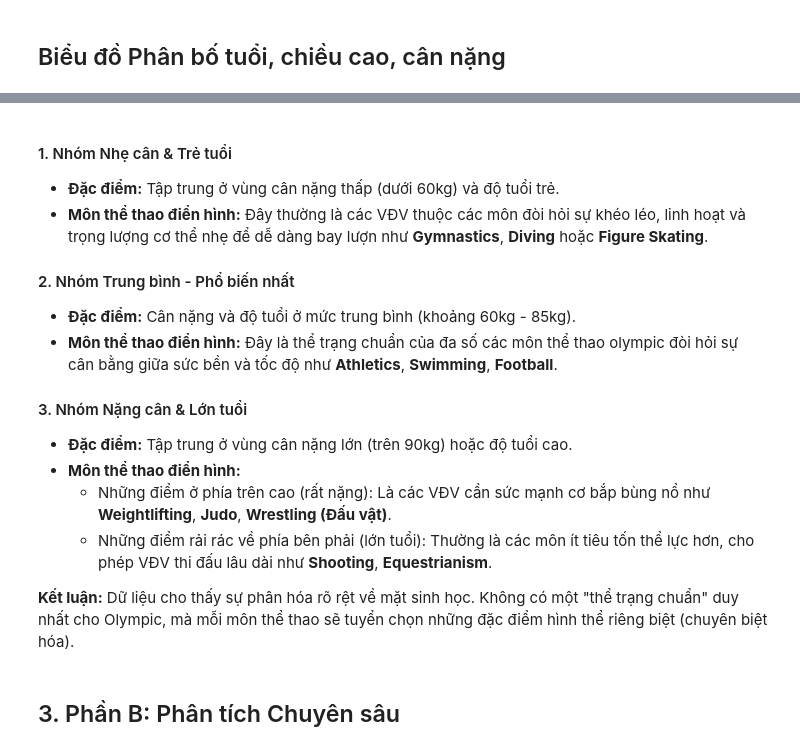
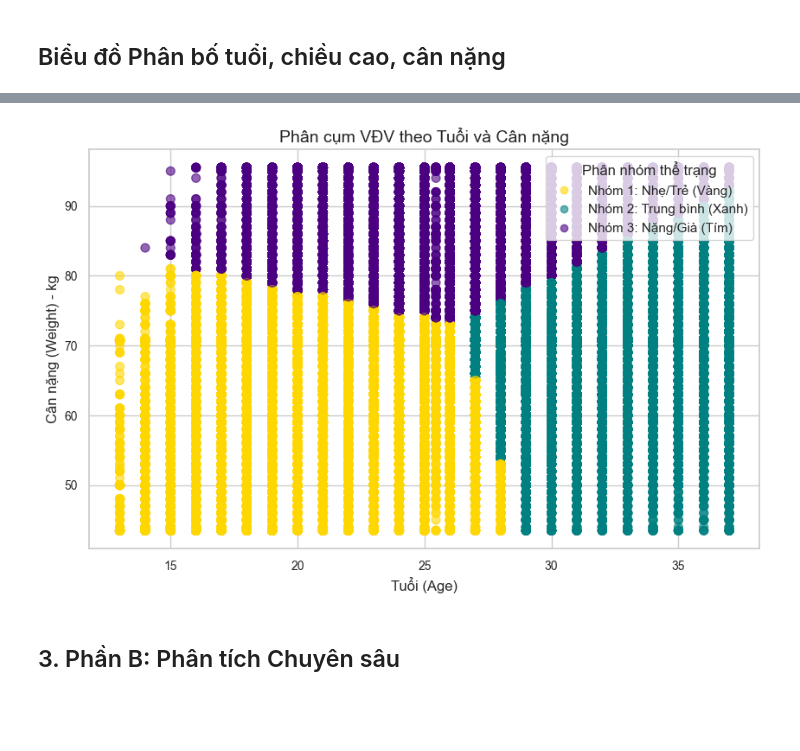
Before and after one commit to quocanhug/Olympic_Analysis_Project, a Jupyter notebook: mathloblit.ipynb, the cells around one changed output, grey strips where cells are left out. Cells and saved outputs as stored; diff of their text form; code cells hidden in the pictures; blank space fills up the shorter version.

Commit message:
gọi ra hàm cluster trong file ipynb

```diff
--- a/mathloblit.ipynb
+++ b/mathloblit.ipynb
@@ -170,19 +91,7 @@ else:
-# %% [markdown]
-#### 1. Nhóm Nhẹ cân & Trẻ tuổi
-* **Đặc điểm:** Tập trung ở vùng cân nặng thấp (dưới 60kg) và độ tuổi trẻ.
-* **Môn thể thao điển hình:** Đây thường là các VĐV thuộc các môn đòi hỏi sự khéo léo, linh hoạt và trọng lượng cơ thể nhẹ để dễ dàng bay lượn như **Gymnastics**, **Diving** hoặc **Figure Skating**.
-
-#### 2. Nhóm Trung bình - Phổ biến nhất
-* **Đặc điểm:** Cân nặng và độ tuổi ở mức trung bình (khoảng 60kg - 85kg).
-* **Môn thể thao điển hình:** Đây là thể trạng chuẩn của đa số các môn thể thao olympic đòi hỏi sự cân bằng giữa sức bền và tốc độ như **Athletics**, **Swimming**, **Football**.
-
-#### 3. Nhóm Nặng cân & Lớn tuổi
-* **Đặc điểm:** Tập trung ở vùng cân nặng lớn (trên 90kg) hoặc độ tuổi cao.
-* **Môn thể thao điển hình:**
-    * Những điểm ở phía trên cao (rất nặng): Là các VĐV cần sức mạnh cơ bắp bùng nổ như **Weightlifting**, **Judo**, **Wrestling (Đấu vật)**.
-    * Những điểm rải rác về phía bên phải (lớn tuổi): Thường là các môn ít tiêu tốn thể lực hơn, cho phép VĐV thi đấu lâu dài như **Shooting**, **Equestrianism**.
-
-**Kết luận:** Dữ liệu cho thấy sự phân hóa rõ rệt về mặt sinh học. Không có một "thể trạng chuẩn" duy nhất cho Olympic, mà mỗi môn thể thao sẽ tuyển chọn những đặc điểm hình thể riêng biệt (chuyên biệt hóa).
+# %%
+_=viz.plot_athlete_clustering(df)
+# %% [output]
+[figure, added]
 # %% [markdown]
 ## 3. Phần B: Phân tích Chuyên sâu
 # %%
```
Also changed, not shown: parts of 14 cells of this notebook.
